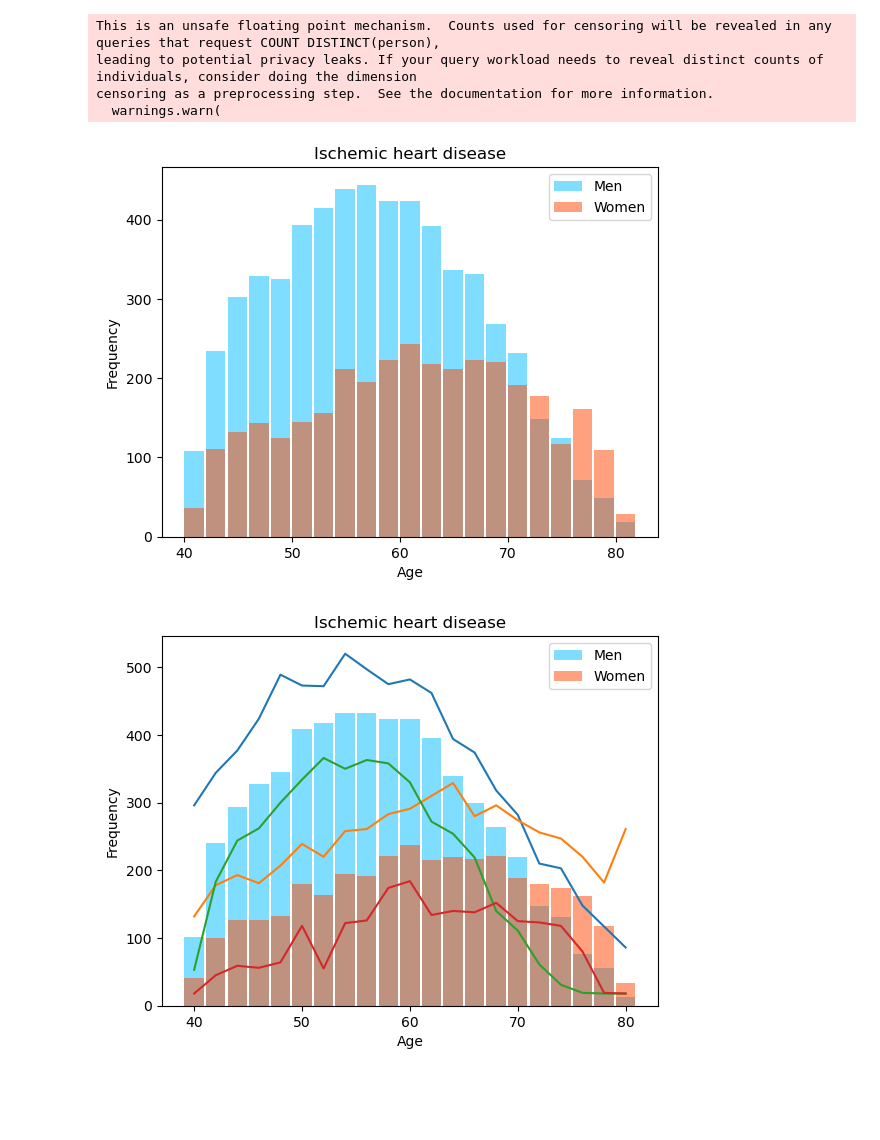
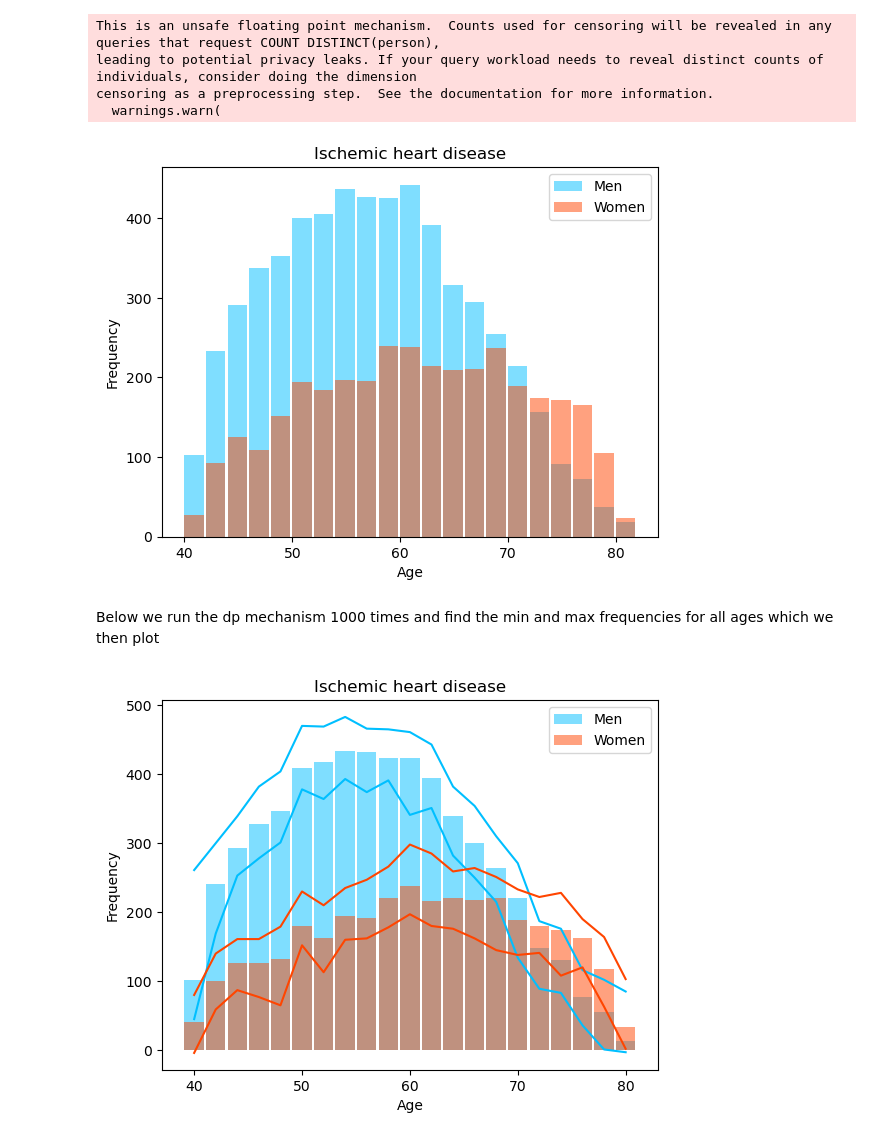
Before and after one commit to EatOreo/DifferentialPrivacyBiasExperiments, a Jupyter notebook: Main.ipynb, the cells around one changed output. Saved outputs shown, nothing was run; the diff lists cells and outputs as text; code cells hidden in the pictures; blank space fills up the shorter version.

```diff
--- a/Main.ipynb
+++ b/Main.ipynb
@@ -76,7 +75,7 @@ metadata = {
     }
 }
 
-privacy = Privacy(epsilon=0.1, delta=0.1)
+privacy = Privacy(epsilon=0.1, delta=1)
 reader = snsql.from_connection(df, privacy=privacy, metadata=metadata)
 result = reader.execute('SELECT gender, age, COUNT(patient) as amount FROM MyTable GROUP BY gender, age')
 # %% [output]
@@ -102,10 +101,12 @@ plt.title('Ischemic heart disease')
 plt.legend()
 plt.show()
 # %% [output]
-[figure, old version]
+[figure, new version]
+# %% [markdown]
+Below we run the dp mechanism 1000 times and find the min and max frequencies for all ages which we then plot
 # %%
 values = []
-for i in range(1000):
+for i in range(100):
     r = reader.execute('SELECT gender, age, COUNT(patient) as amount FROM MyTable GROUP BY gender, age')[1:]
     for i, e in enumerate(r):
         v = e[2]
@@ -121,14 +116,19 @@ for i in range(len(values)):
 # %%
+minvalues = [None] * len(values)
+maxvalues = [None] * len(values)
+for i in range(len(values)):
+    minvalues[i] = min(values[i])
+    maxvalues[i] = max(values[i])
 plt.bar(xmen, ymen, width=1.8, align='center', label='Men', alpha=0.5, color='deepskyblue')
 plt.bar(x, y, width=1.8, align='center', label='Women', alpha=0.5, color='orangered')
-plt.plot(x, maxvalues[21:])
-plt.plot(x, maxvalues[:21])
-plt.plot(x, minvalues[21:])
-plt.plot(x, minvalues[:21])
+plt.plot(x, maxvalues[21:], color='deepskyblue')
+plt.plot(x, minvalues[21:], color='deepskyblue')
+plt.plot(x, maxvalues[:21], color='orangered')
+plt.plot(x, minvalues[:21], color='orangered')
 plt.xlabel('Age')
 plt.ylabel('Frequency')
 plt.title('Ischemic heart disease')
 plt.legend()
 plt.show()
 # %% [output]
-[figure, old version]
+[figure, new version]
```
Also changed, not shown: parts of 7 cells of this notebook.
